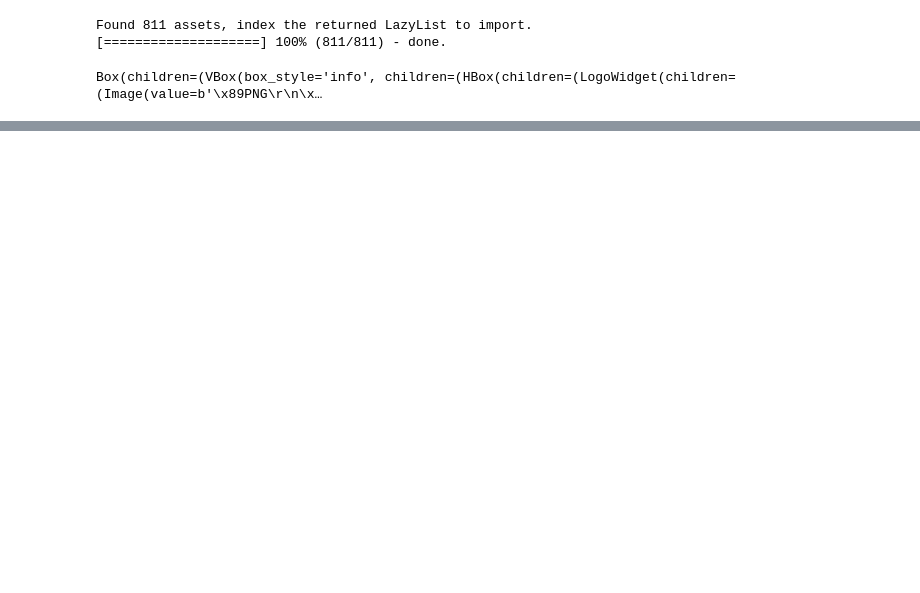
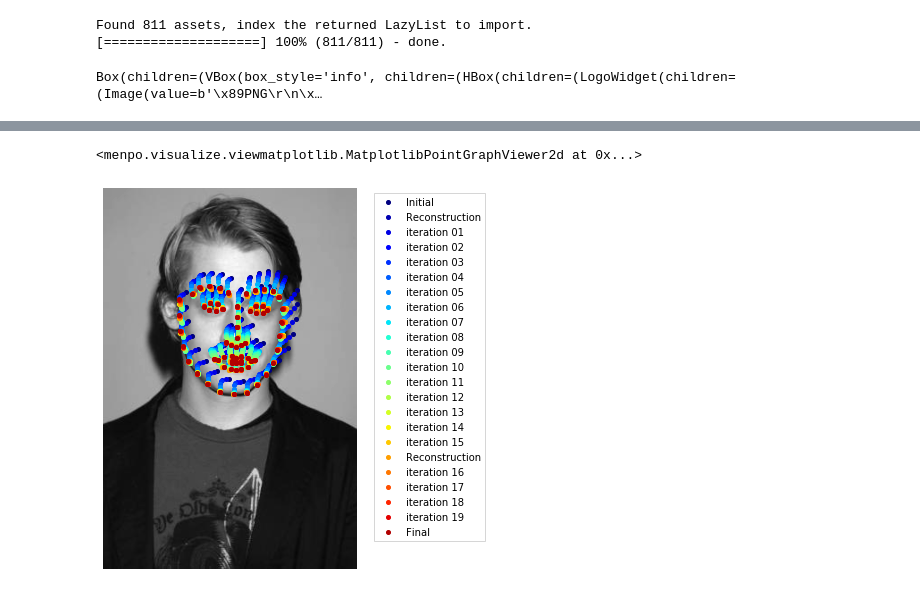
Before and after one commit to IrisStream/Active-Appearance-Model, a Jupyter notebook: main.ipynb, the cells around one changed output, grey strips where cells are left out. Saved outputs shown, nothing was run; the diff lists cells and outputs as text; code cells hidden in the pictures; blank space fills up the shorter version.

```diff
--- a/main.ipynb
+++ b/main.ipynb
@@ -41,0 +126,5 @@ ImportError: cannot import name 'visualize_shape_model'
+# %%
+result.view_iterations()
+# %% [output]
+<menpo.visualize.viewmatplotlib.MatplotlibPointGraphViewer2d at 0x...>
+[figure, added]
```
Also changed, not shown: parts of 9 cells of this notebook.
